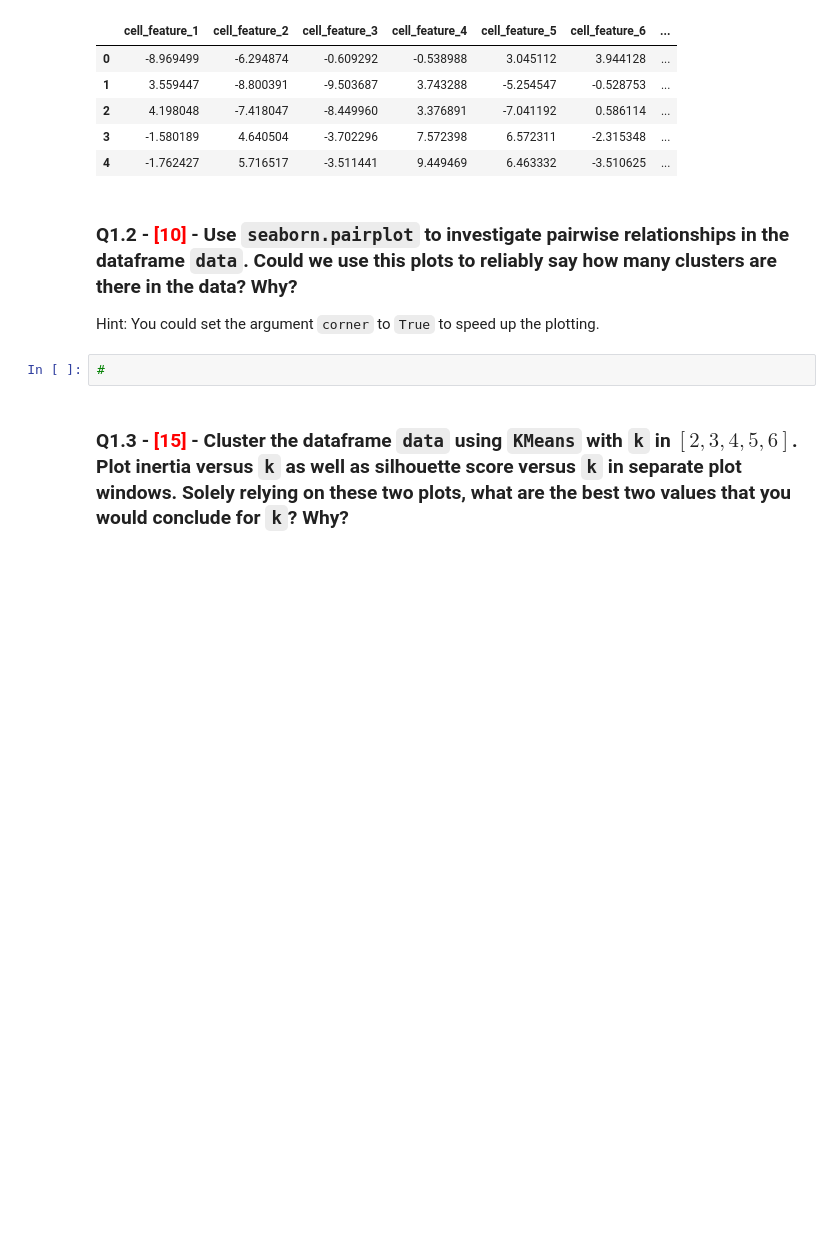
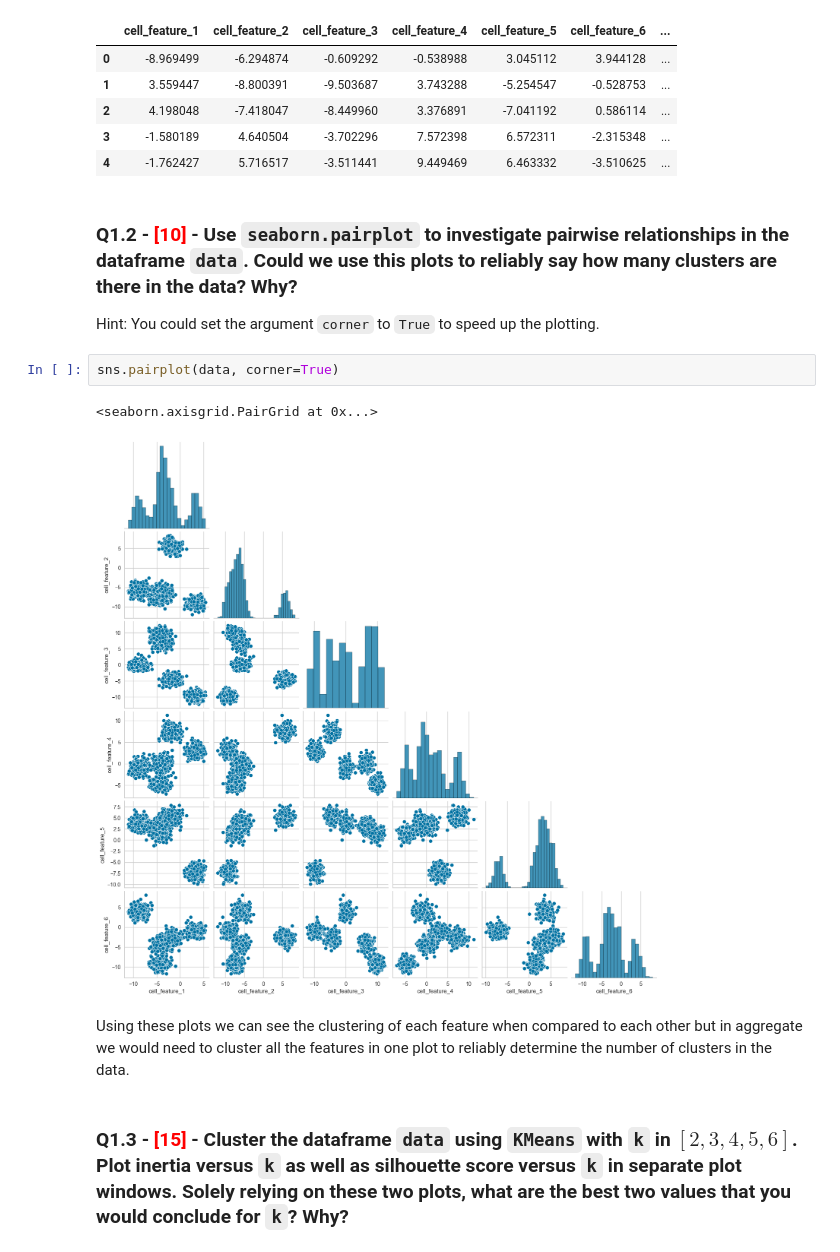
Before and after one commit to ParamvirSran/Machine-Learning, a Jupyter notebook: Assignments/A9/Assignment_9.ipynb, the cells around one changed output. Drawn from its saved outputs; the diff is of its cells as text; blank space fills up the shorter version.

```diff
--- a/Assignments/A9/Assignment_9.ipynb
+++ b/Assignments/A9/Assignment_9.ipynb
@@ -80,8 +80,13 @@ The cell type is known for 4 observations and these types are A, B, C, D
 ### Q1.2 - <span style="color:red">[10]</span> - Use `seaborn.pairplot` to investigate pairwise relationships in the dataframe `data`. Could we use this plots to reliably say how many clusters are there in the data? Why?
 
 Hint: You could set the argument `corner` to `True` to speed up the plotting.
-# %%
-#
+# %%
+sns.pairplot(data, corner=True)
+# %% [output]
+<seaborn.axisgrid.PairGrid at 0x...>
+[figure, added]
+# %% [markdown]
+Using these plots we can see the clustering of each feature when compared to each other but in aggregate we would need to cluster all the features in one plot to reliably determine the number of clusters in the data.
 # %% [markdown]
 ### Q1.3 - <span style="color:red">[15]</span> - Cluster the dataframe `data` using `KMeans` with `k` in $[2, 3, 4, 5, 6]$. Plot inertia versus `k` as well as silhouette score versus `k` in separate plot windows. Solely relying on these two plots, what are the best **two** values that you would conclude for `k`? Why?
 # %%
```
Also changed, not shown: 8 other files.
